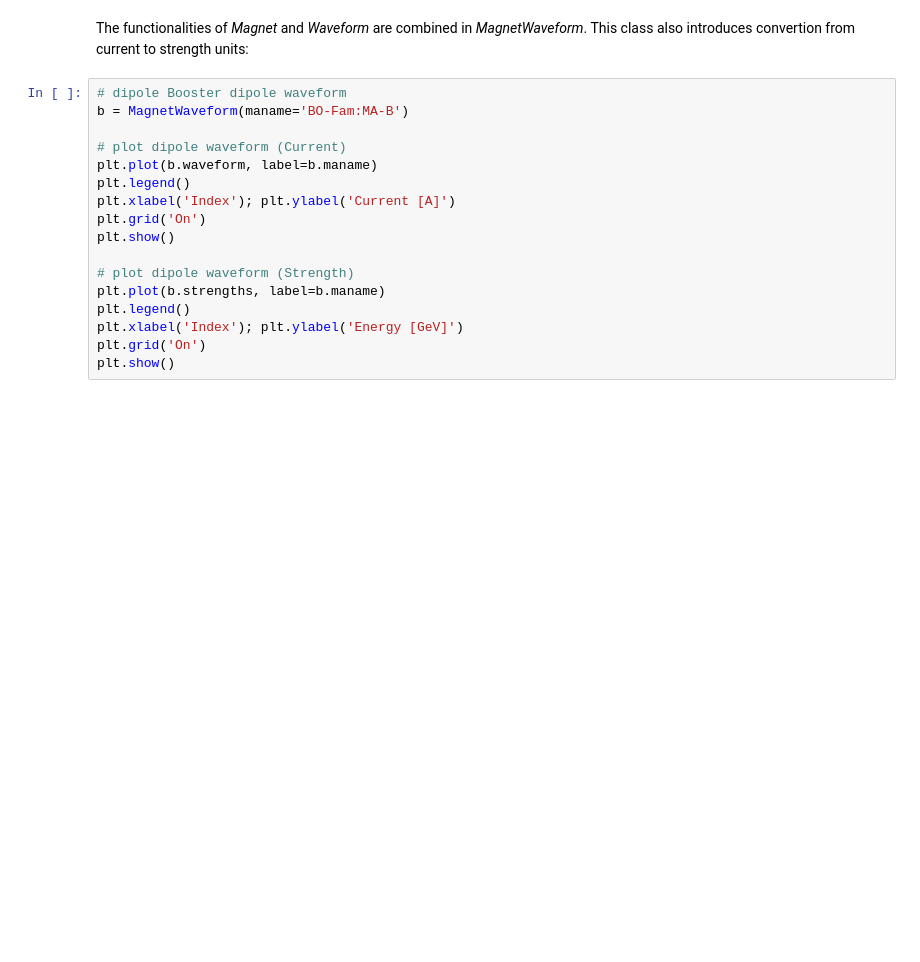
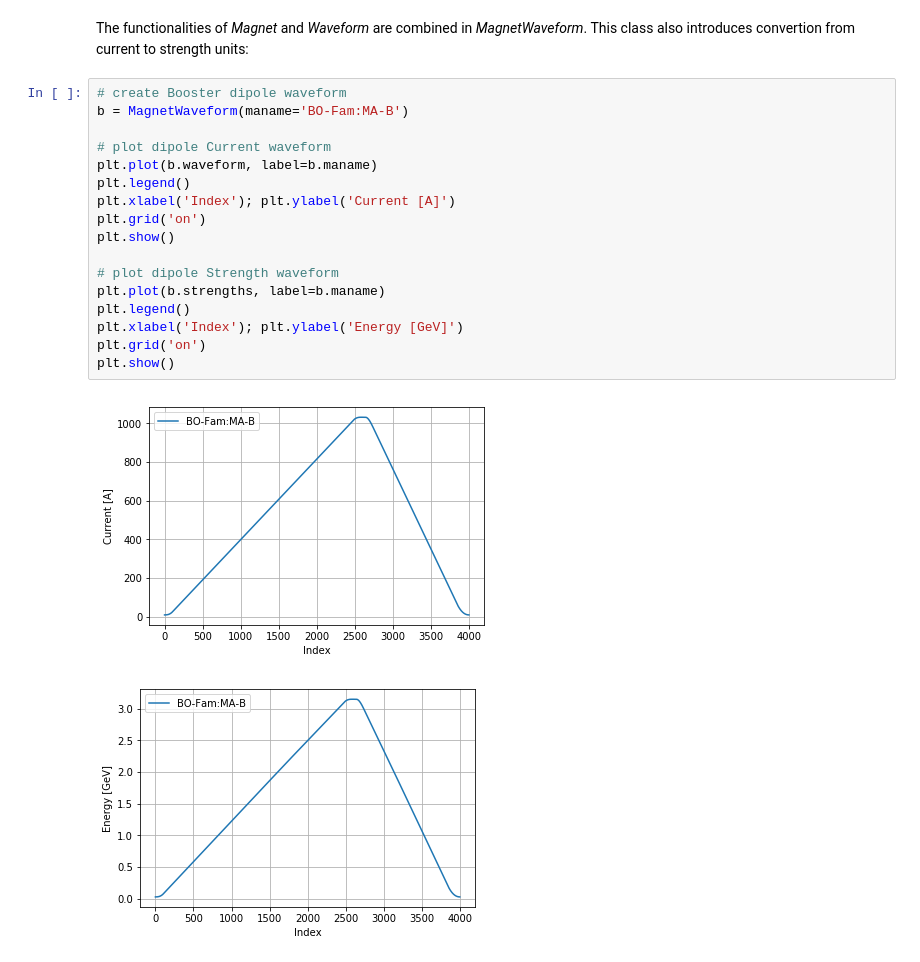
Before and after one commit to lnls-sirius/dev-packages, a Jupyter notebook: siriuspy/examples/ramp2.ipynb, the cells around one changed output. Drawn from its saved outputs; the diff is of its cells as text; blank space fills up the shorter version.

```diff
--- a/siriuspy/examples/ramp2.ipynb
+++ b/siriuspy/examples/ramp2.ipynb
@@ -186,19 +193,22 @@ plt.show()
 # %% [markdown]
 The functionalities of _Magnet_ and _Waveform_ are combined in _MagnetWaveform_. This class also introduces convertion from current to strength units:
 # %%
-# dipole Booster dipole waveform
+# create Booster dipole waveform
 b = MagnetWaveform(maname='BO-Fam:MA-B')
 
-# plot dipole waveform (Current)
+# plot dipole Current waveform
 plt.plot(b.waveform, label=b.maname)
 plt.legend()
 plt.xlabel('Index'); plt.ylabel('Current [A]')
-plt.grid('On')
+plt.grid('on')
 plt.show()
 
-# plot dipole waveform (Strength)
+# plot dipole Strength waveform
 plt.plot(b.strengths, label=b.maname)
 plt.legend()
 plt.xlabel('Index'); plt.ylabel('Energy [GeV]')
-plt.grid('On')
+plt.grid('on')
 plt.show()
+# %% [output]
+[figure, added]
+[figure, added]
```
Also changed, not shown: parts of 15 cells of this notebook, 1 other file.
